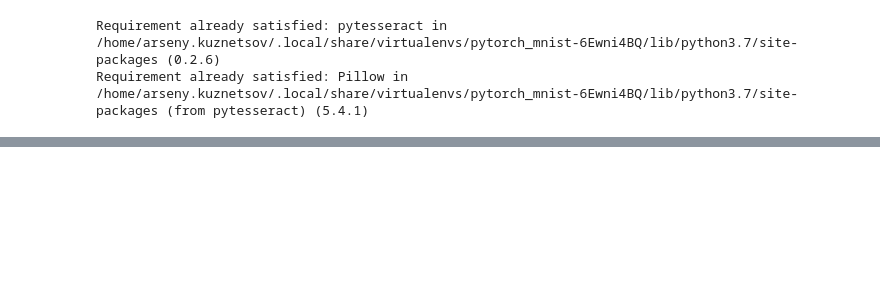
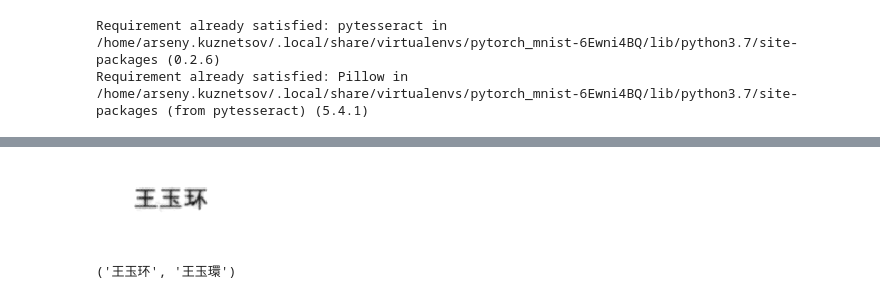
Before and after one commit to sdlm/pytorch_mnist, a Jupyter notebook: final_pipeline.ipynb, the cells around one changed output, grey strips where cells are left out. Cells and saved outputs as stored; diff of their text form; code cells hidden in the pictures; blank space fills up the shorter version.

```diff
--- a/final_pipeline.ipynb
+++ b/final_pipeline.ipynb
@@ -237,0 +272,12 @@ TesseractError: (127, 'tesseract: symbol lookup error: tesseract: undefined symb
+# %%
+gray_name_img_brighter = iaa.Multiply(1.2).augment_image(gray_name_img)
+
+fig, axes = plt.subplots(1, 1, figsize=(4, 2 ))
+axes.set_axis_off()
+axes.imshow(gray_name_img_brighter);
+# %% [output]
+[figure, added]
+# %%
+extract_text(gray_name_img_brighter)
+# %% [output]
+('王玉环', '王玉環')
```
Also changed, not shown: parts of 8 cells of this notebook.
